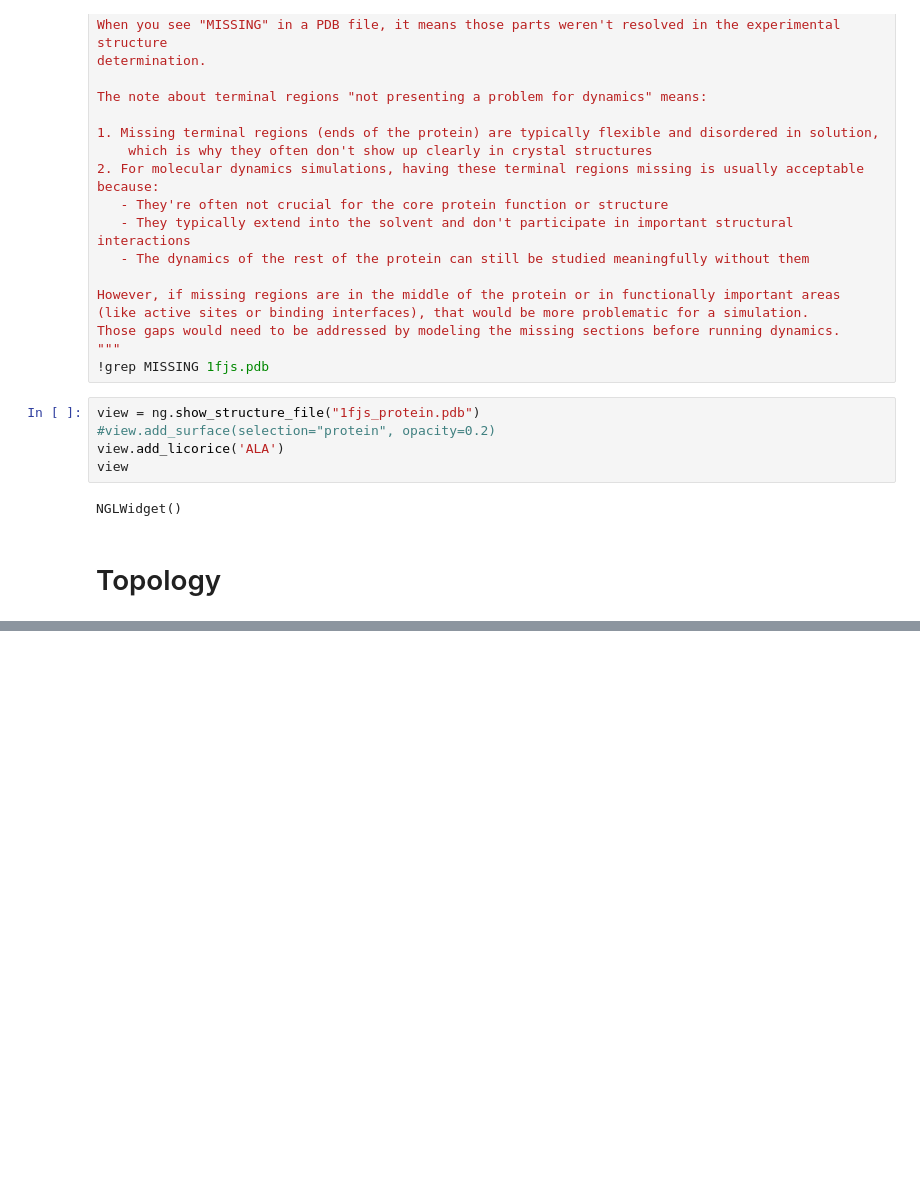
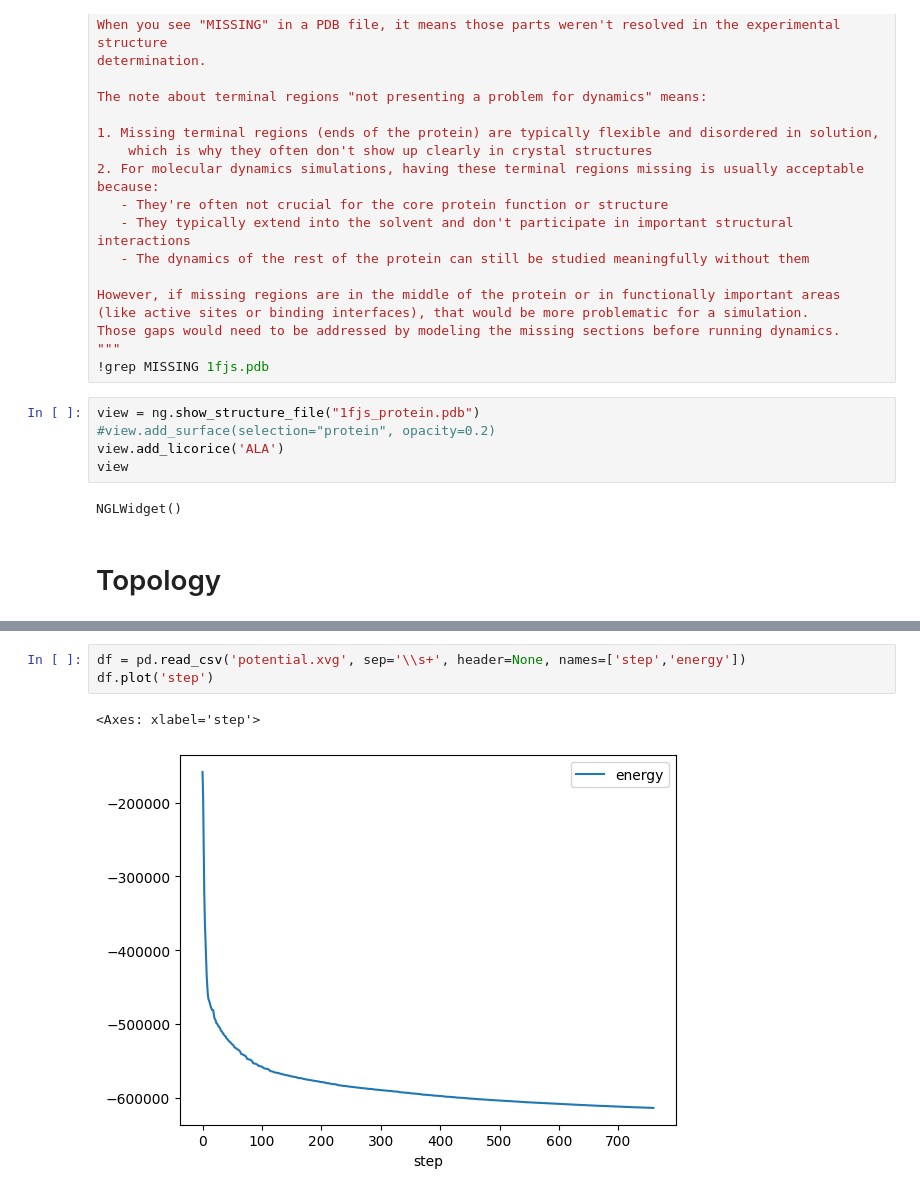
Before and after one commit to seafoodfry/ml-workspace, a Jupyter notebook: gpu-sandbox/gromacs/000-md-intro.ipynb, the cells around one changed output, grey strips where cells are left out. Cells and saved outputs as stored; diff of their text form; blank space fills up the shorter version.

Commit message:
Energy minimization
Signed-off-by: seafoodfry <99568361+seafoodfry@users.noreply.github.com>

```diff
--- a/gpu-sandbox/gromacs/000-md-intro.ipynb
+++ b/gpu-sandbox/gromacs/000-md-intro.ipynb
@@ -95,0 +403,6 @@ GROMACS reminds you: "Garbage Collecting..." (GNU Emacs)
+# %%
+df = pd.read_csv('potential.xvg', sep='\\s+', header=None, names=['step','energy'])
+df.plot('step')
+# %% [output]
+<Axes: xlabel='step'>
+[figure, added]
```
Also changed, not shown: parts of 36 cells of this notebook, 3 other files.
